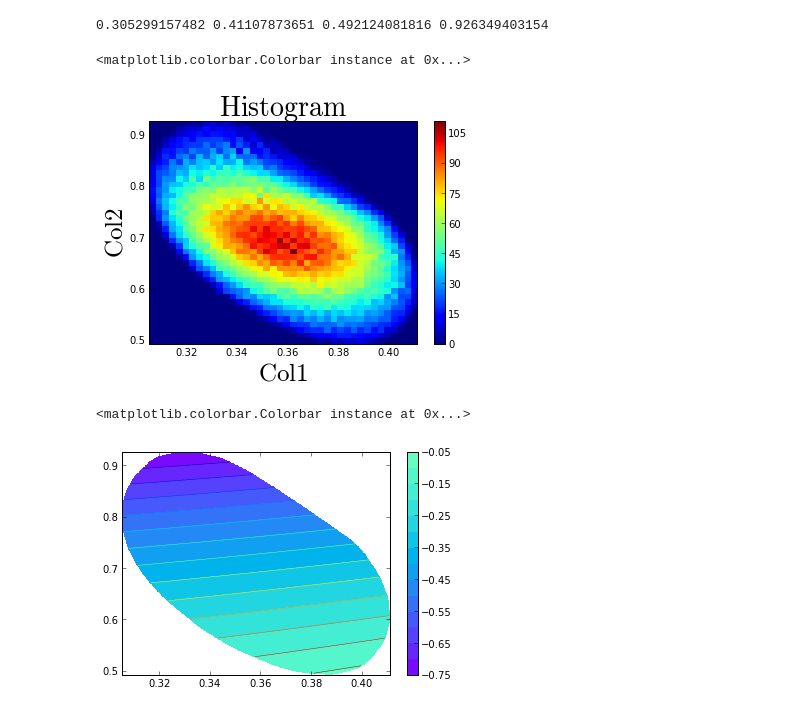
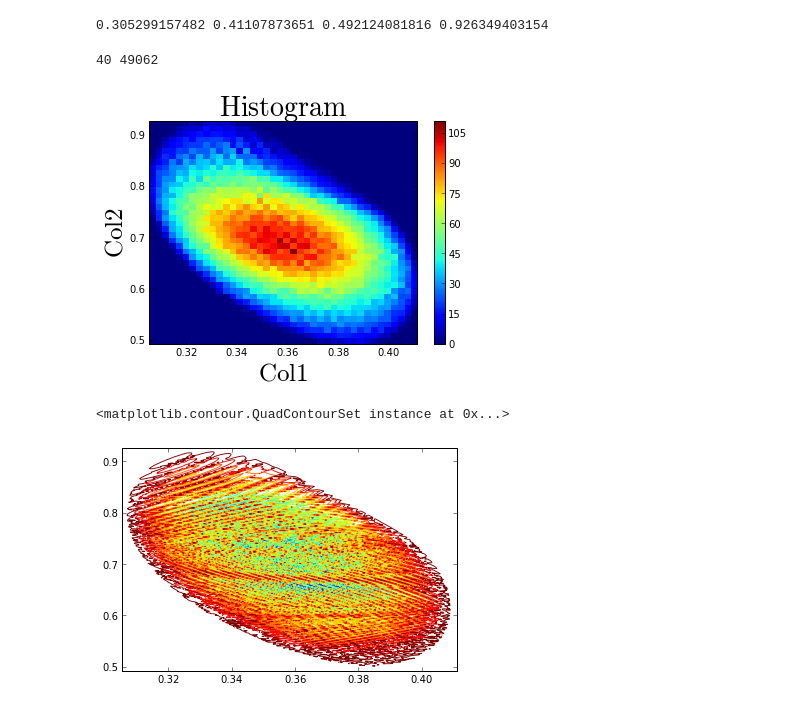
Before and after one commit to jngaravitoc/Bayesian_Homeworks, a Jupyter notebook: Contour.ipynb, the cells around one changed output. Saved outputs shown, nothing was run; the diff lists cells and outputs as text; code cells hidden in the pictures.

Commit message:
Contour finished

```diff
--- a/Contour.ipynb
+++ b/Contour.ipynb
@@ -6,9 +6,9 @@ data = np.loadtxt('/home/nicolas/contorno.dat')
 
 X = data[:,0]
 Y = data[:,1]
-
+Z = data[:,2]
 f = open('contorno1.dat', 'w')
-for i in range(len(x)):
+for i in range(len(X)):
     f.write(str(X[i]) + " " + str(Y[i]) +"\n")
 f.close()
 
@@ -34,19 +34,22 @@ title('$\mathrm{Histogram}$', size = 28)
 xlabel('$\mathrm{Col 1}$', size = 25)
 ylabel('$\mathrm{Col 2}$', size = 25)
 colorbar()
+
+
+print len(hist), len(x)
 # %% [output]
-<matplotlib.colorbar.Colorbar instance at 0x...>
+40 49062
 [figure]
 # %%
-z = (X**2 - Y**2) # funcion multivariada para hacer el contorno
+#z = np.sqrt(X*Y) # funcion multivariada para hacer el contorno
 
 xi = np.linspace(xmin,xmax,500)
 yi = np.linspace(ymin,ymax,500)
-zi = griddata(x,y,z,xi,yi,interp='linear')
-plt.contour(xi,yi,zi,15,linewidths=0.5)
-plt.contourf(xi,yi,zi,15,cmap=plt.cm.rainbow,norm=plt.normalize(vmax=abs(zi).max(), vmin=-abs(zi).max()))
-colorbar()
+zi = griddata(x,y,Z,xi,yi,interp='linear')
+plt.contour(xi,yi,zi,14,linewidths=0.9) # el 4 argumento da el numero de contronos que quiere!
+#plt.contourf(xi,yi,zi,1,cmap=plt.cm.rainbow,norm=plt.normalize(vmax=abs(zi).max(), vmin=-abs(zi).max()))
+#colorbar()
 #scatter(X, Y, s =2)
 # %% [output]
-<matplotlib.colorbar.Colorbar instance at 0x...>
+<matplotlib.contour.QuadContourSet instance at 0x...>
-[figure, old version]
+[figure, new version]
```
Also changed, not shown: 1 other file.
